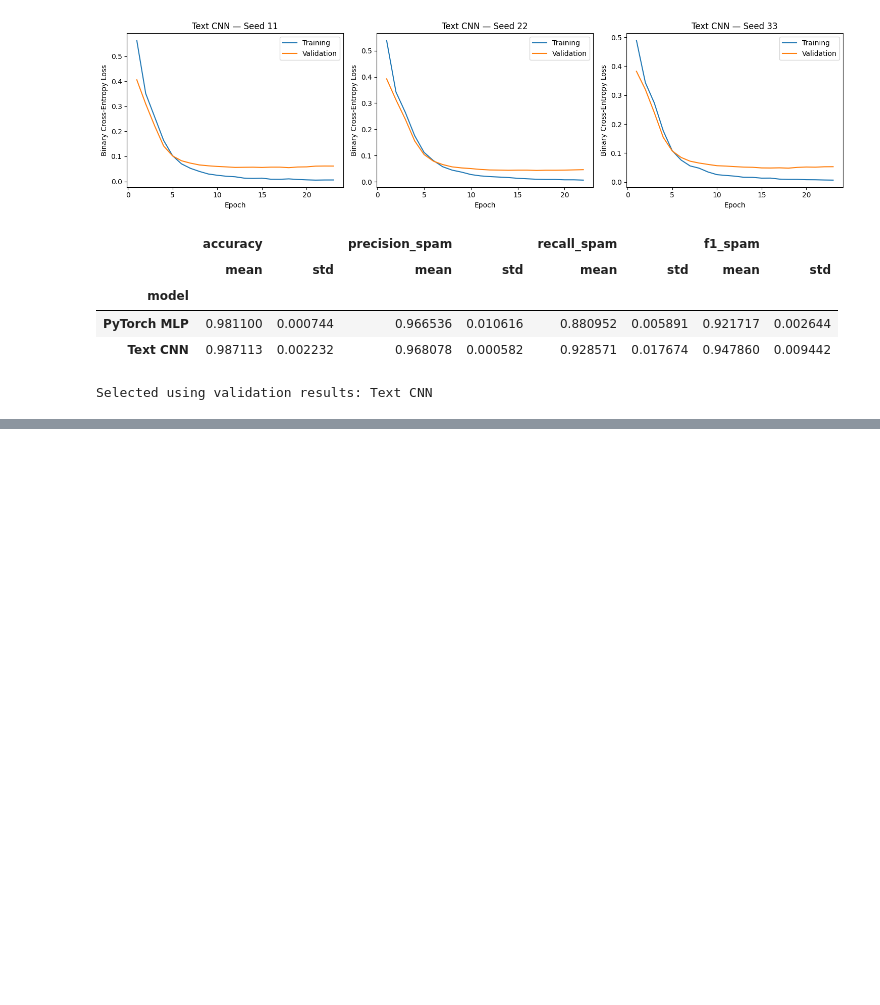
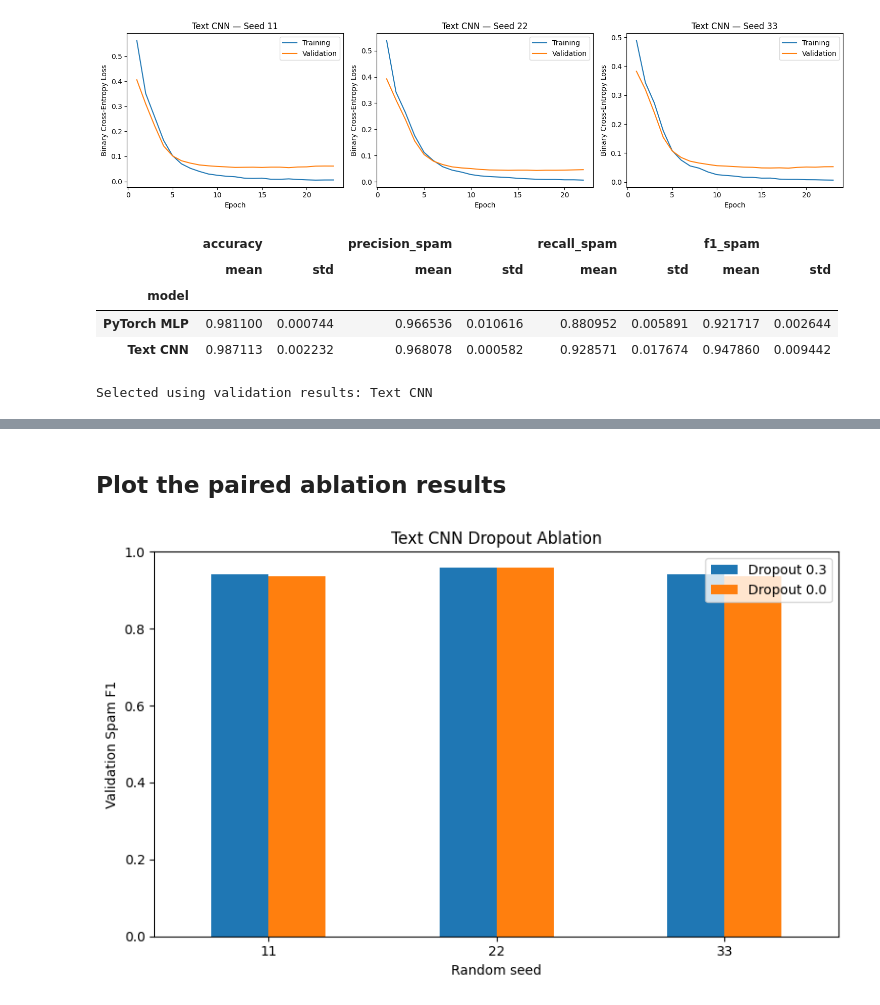
Before and after one commit to ThisumiWijesinghe/SMS_SPAM_DETECTION_ANN, a Jupyter notebook: Neural_Netwrok.ipynb, the cells around one changed output, grey strips where cells are left out. Saved outputs shown, nothing was run; the diff lists cells and outputs as text; code cells hidden in the pictures; blank space fills up the shorter version.

Commit message:
evaluate the effect of removing dropout from the Text CNN

```diff
--- a/Neural_Netwrok.ipynb
+++ b/Neural_Netwrok.ipynb
@@ -2647,0 +2984,33 @@ Selected using validation results: Text CNN
+# %% [markdown]
+## Plot the paired ablation results
+# %%
+plot_data = paired_ablation.set_index("seed")[
+    ["f1_spam_original", "f1_spam_no_dropout"]
+].rename(
+    columns={
+        "f1_spam_original": "Dropout 0.3",
+        "f1_spam_no_dropout": "Dropout 0.0"
+    }
+)
+
+axis = plot_data.plot(
+    kind="bar",
+    figsize=(8, 5),
+    rot=0
+)
+
+axis.set_xlabel("Random seed")
+axis.set_ylabel("Validation Spam F1")
+axis.set_title("Text CNN Dropout Ablation")
+axis.set_ylim(0, 1)
+
+plt.tight_layout()
+
+plt.savefig(
+    output_dir / "cnn_dropout_ablation.png",
+    dpi=200
+)
+
+plt.show()
+# %% [output]
+[figure, added]
```
Also changed, not shown: parts of 5 cells of this notebook.
